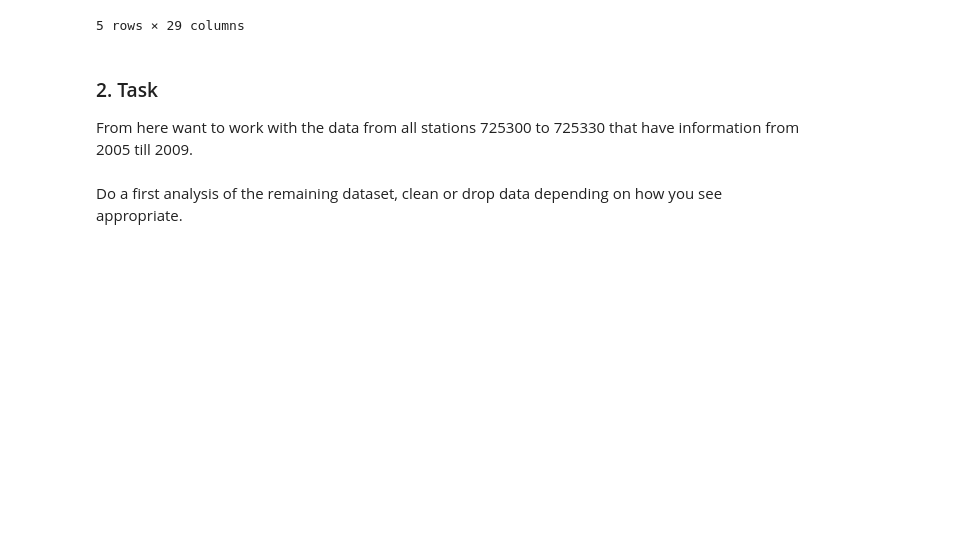
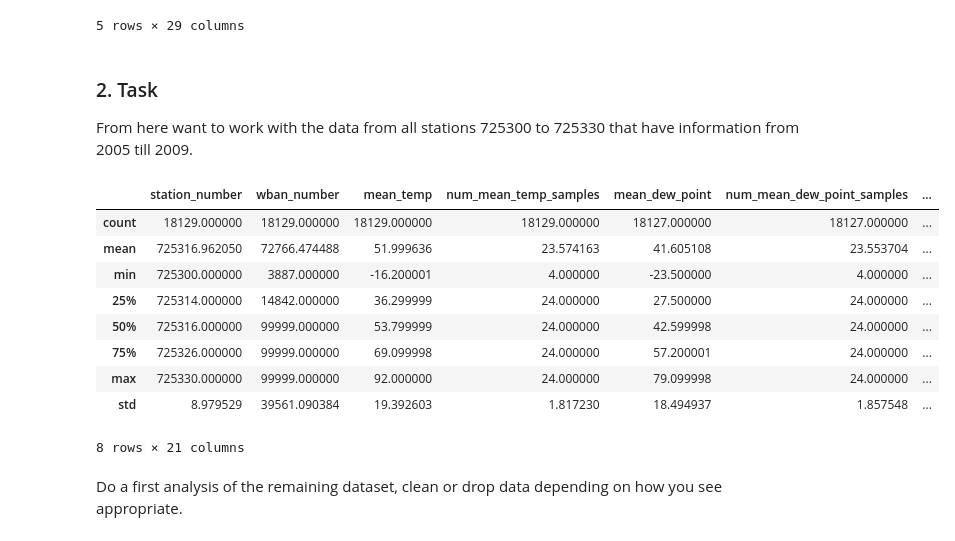
Before and after one commit to Nick-Z0/code-challenges, a Jupyter notebook: datascience/Coding Challenge.ipynb, the cells around one changed output. Saved outputs shown, nothing was run; the diff lists cells and outputs as text; code cells hidden in the pictures; blank space fills up the shorter version.

Commit message:
Solution Part 1, Task 2, 1/2 subsetting, of DS coding challenge

```diff
--- a/datascience/Coding Challenge.ipynb
+++ b/datascience/Coding Challenge.ipynb
@@ -95,6 +95,33 @@ all_data.head()
 # %% [markdown]
 ### 2. Task
 From here want to work with the data from all stations 725300 to 725330 that have information from 2005 till 2009.
+# %%
+# all_data.info()
+subset_df = all_data # Keep original dataset intact to avoid re-executing the query
+
+subset_df['date'] = pd.to_datetime(subset_df['date']).dt.normalize() # Convert date column to pandas datetime
+
+# We use variables for subsetting for potential automation
+min_date = '2005-01-01'
+max_date = '2009-12-31'
+min_station_number = 725300
+max_station_number = 725330
+
+subset_df = subset_df[(subset_df['date'] >= min_date) & (subset_df['date'] <= max_date)]
+subset_df = subset_df[(subset_df['station_number'] >= min_station_number) & (subset_df['station_number'] <= max_station_number)]
+# %%
+subset_df.describe(datetime_is_numeric=True)
+# %% [output]
+|  | station_number | wban_number | mean_temp | num_mean_temp_samples | mean_dew_point | num_mean_dew_point_samples | ... |
+| count | 18129.000000 | 18129.000000 | 18129.000000 | 18129.000000 | 18127.000000 | 18127.000000 | ... |
+| mean | 725316.962050 | 72766.474488 | 51.999636 | 23.574163 | 41.605108 | 23.553704 | ... |
+| min | 725300.000000 | 3887.000000 | -16.200001 | 4.000000 | -23.500000 | 4.000000 | ... |
+| 25% | 725314.000000 | 14842.000000 | 36.299999 | 24.000000 | 27.500000 | 24.000000 | ... |
+| 50% | 725316.000000 | 99999.000000 | 53.799999 | 24.000000 | 42.599998 | 24.000000 | ... |
+| 75% | 725326.000000 | 99999.000000 | 69.099998 | 24.000000 | 57.200001 | 24.000000 | ... |
+| max | 725330.000000 | 99999.000000 | 92.000000 | 24.000000 | 79.099998 | 24.000000 | ... |
+| std | 8.979529 | 39561.090384 | 19.392603 | 1.817230 | 18.494937 | 1.857548 | ... |
+8 rows × 21 columns
 # %% [markdown]
 Do a first analysis of the remaining dataset, clean or drop data depending on how you see appropriate.
 # %% [markdown]
```
